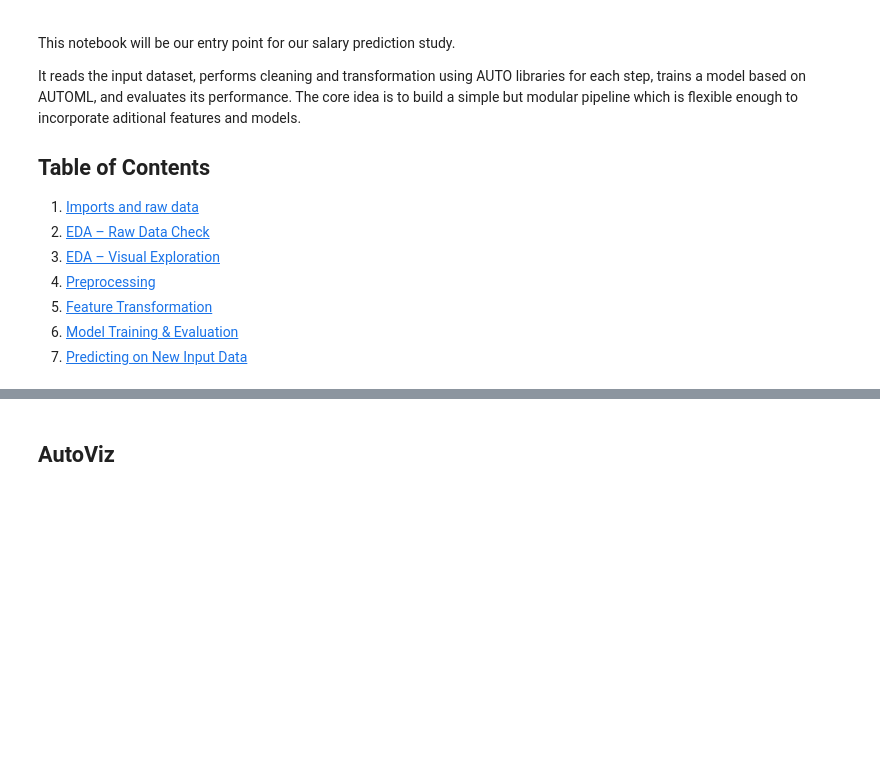
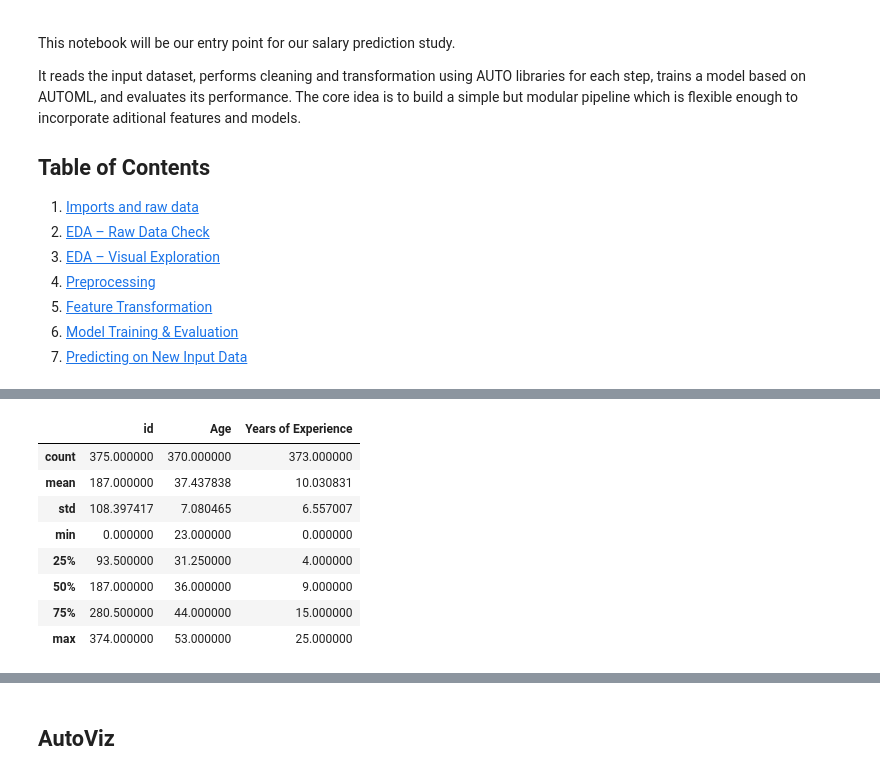
Before and after one commit to leonardoheis/fau_predic_salario, a Jupyter notebook: notebooks/main.ipynb, the cells around one changed output, grey strips where cells are left out. Cells and saved outputs as stored; diff of their text form; code cells hidden in the pictures; blank space fills up the shorter version.

```diff
--- a/notebooks/main.ipynb
+++ b/notebooks/main.ipynb
@@ -21,0 +115,12 @@ All core libraries (Pandas, NumPy, Seaborn...) and our own modular code from `sr
+# %%
+df_people.describe()
+# %% [output]
+|  | id | Age | Years of Experience |
+| count | 375.000000 | 370.000000 | 373.000000 |
+| mean | 187.000000 | 37.437838 | 10.030831 |
+| std | 108.397417 | 7.080465 | 6.557007 |
+| min | 0.000000 | 23.000000 | 0.000000 |
+| 25% | 93.500000 | 31.250000 | 4.000000 |
+| 50% | 187.000000 | 36.000000 | 9.000000 |
+| 75% | 280.500000 | 44.000000 | 15.000000 |
+| max | 374.000000 | 53.000000 | 25.000000 |
```
Also changed, not shown: parts of 25 cells of this notebook, 3 other files.
